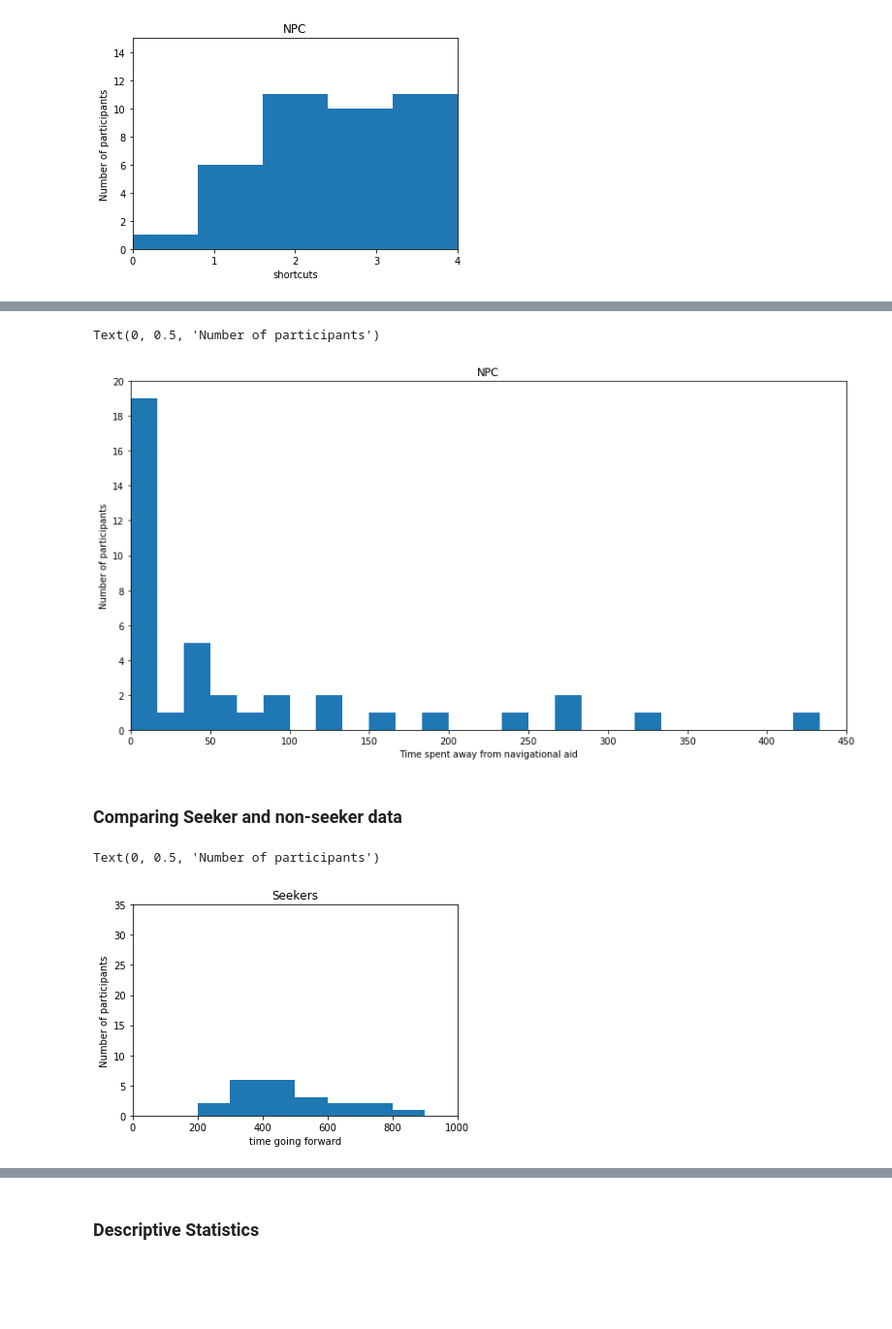
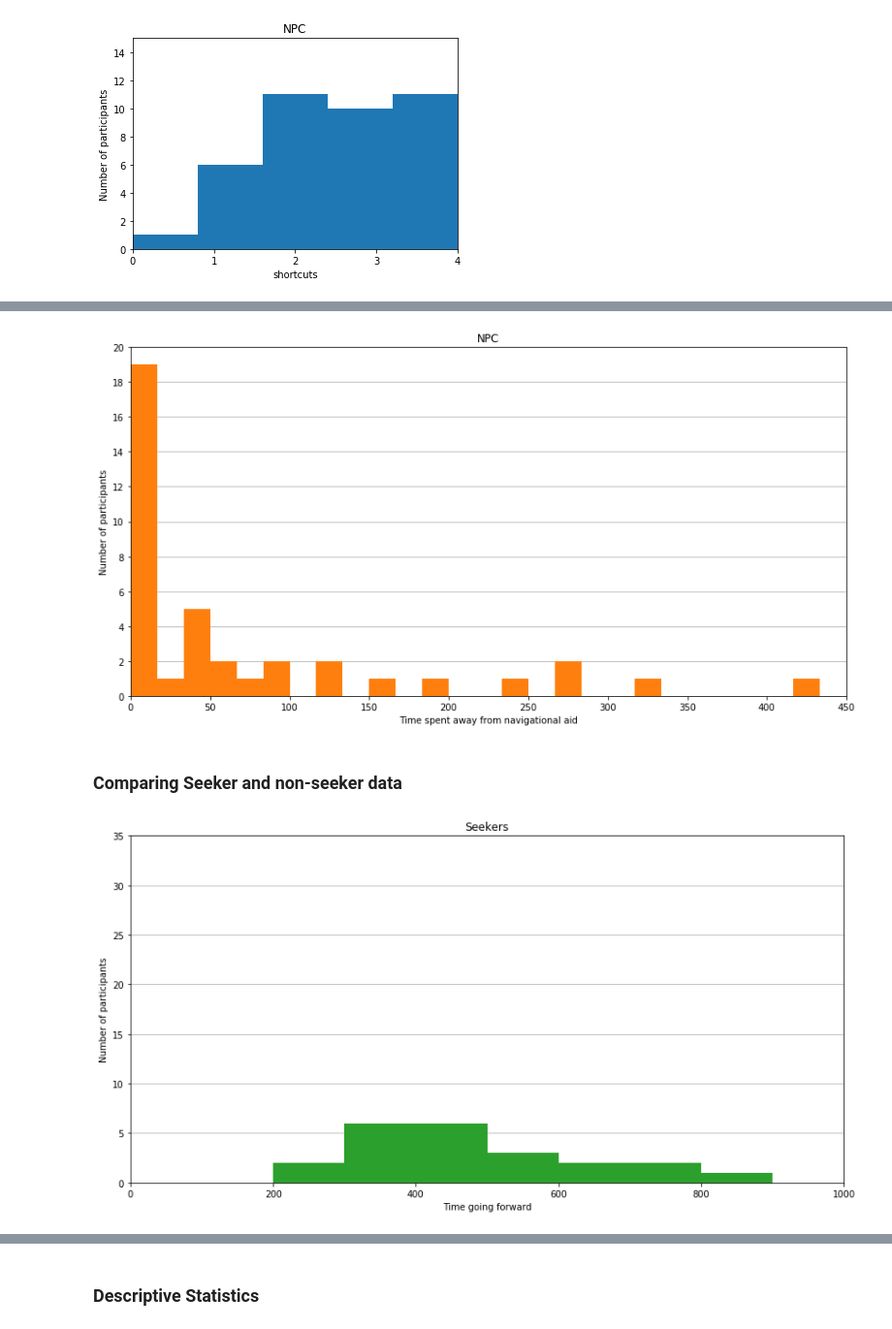
Before and after one commit to latedude2/P5-data-analysis, a Jupyter notebook: P5_result_analysis.ipynb, the cells around one changed output, grey strips where cells are left out. Shown at 97% size. Drawn from its saved outputs; the diff is of its cells as text; code cells hidden in the pictures; blank space fills up the shorter version.

Commit message:
Better graphs

```diff
--- a/P5_result_analysis.ipynb
+++ b/P5_result_analysis.ipynb
@@ -480,30 +505,35 @@ Text(0, 0.5, 'Number of participants')
 [figure]
 # %%
-plt.figure(figsize=(14,7))
+fig = plt.figure(figsize=(14,7))
 plt.ylim(0, 20)
 plt.xlim(0, 450)
 ml = MultipleLocator(2)
 plt.axes().yaxis.set_major_locator(ml)
-plt.hist(data.loc[data["condition"] == "NPC", 'time spent away from navigational aid'], bins = 27, range = (0, 450))
+plt.hist(data.loc[data["condition"] == "NPC", 'time spent away from navigational aid'], bins = 27, range = (0, 450), color='tab:orange')
 plt.title("NPC")
 plt.xlabel("Time spent away from navigational aid")
 plt.ylabel("Number of participants")
+ax = fig.gca()
+ax.yaxis.grid(True)
+ax.set_axisbelow(True)
 # %% [output]
-Text(0, 0.5, 'Number of participants')
-[figure, old version]
+[figure, new version]
 # %% [markdown]
 ### Comparing Seeker and non-seeker data
 # %%
 seeker = data.loc[data["player archetype"] == "Seeker"]
 nonSeeker = data.loc[data["player archetype"] != "Seeker"]
 # %%
-plt.hist(seeker['time going forward'], bins = 10, range = (0,1000))
+fig = plt.figure(figsize=(14,7))
+plt.hist(seeker['time going forward'], bins = 10, range = (0,1000), color='tab:green')
 plt.ylim(0, 35)
 plt.xlim(0, 1000)
 plt.title("Seekers")
 plt.xlabel("Time going forward")
 plt.ylabel("Number of participants")
+ax = fig.gca()
+ax.yaxis.grid(True)
+ax.set_axisbelow(True)
 # %% [output]
-Text(0, 0.5, 'Number of participants')
-[figure, old version]
+[figure, new version]
 # %%
```
Also changed, not shown: parts of 14 cells of this notebook.
